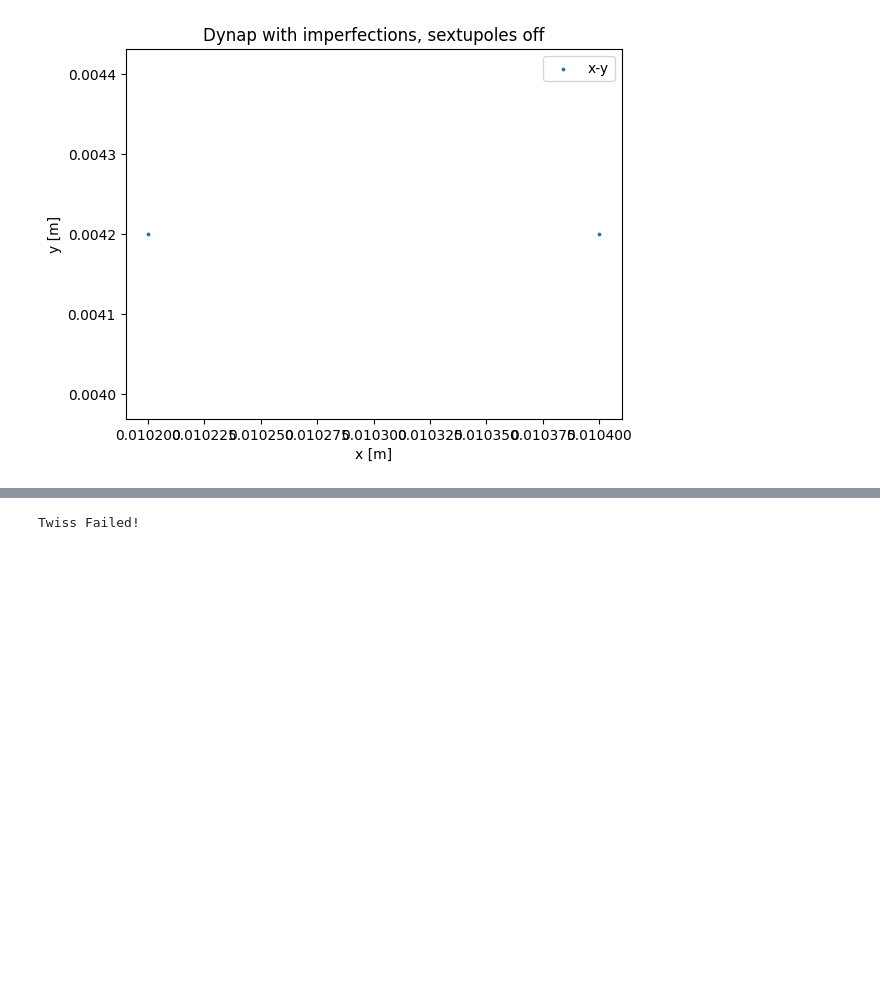
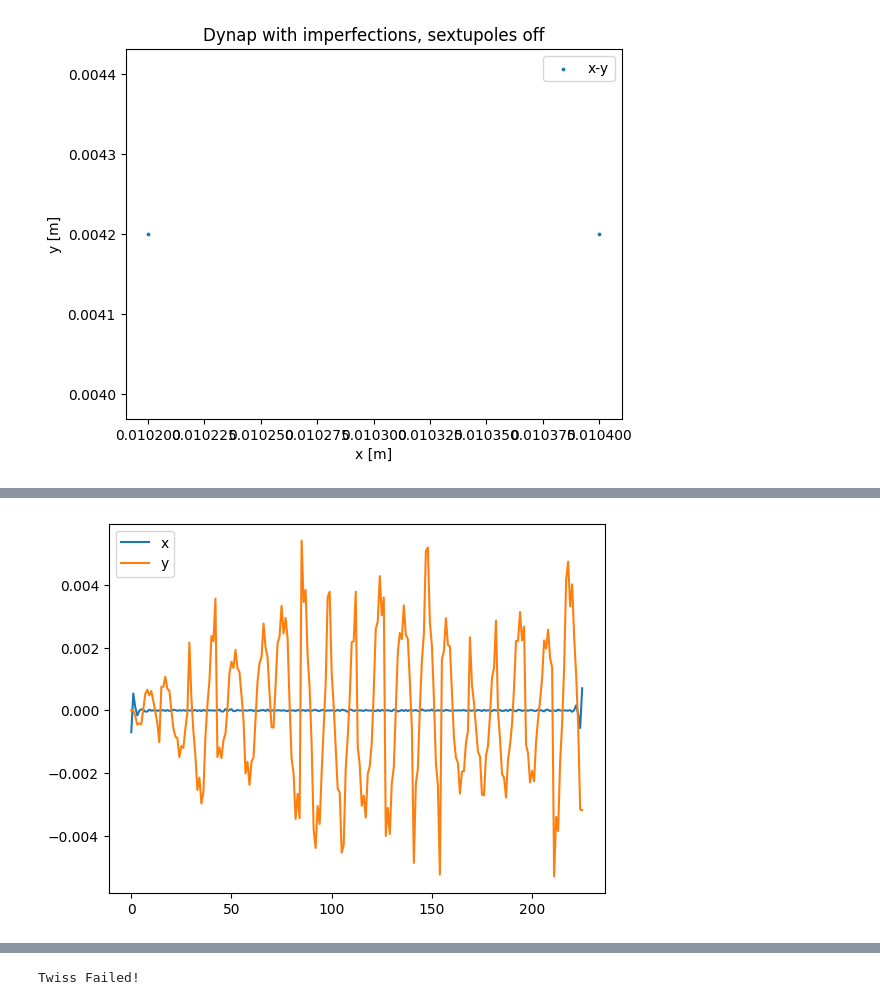
Before and after one commit to Rasimilian/SKIF-Lattice-Analysis, a Jupyter notebook: optics_closing.ipynb, the cells around one changed output, grey strips where cells are left out. Saved outputs shown, nothing was run; the diff lists cells and outputs as text; code cells hidden in the pictures; blank space fills up the shorter version.

Commit message:
Added notebook with orbit/optics correction with MAD-X funcs and LOCO

```diff
--- a/optics_closing.ipynb
+++ b/optics_closing.ipynb
@@ -51,8 +55,14 @@ hcorrs = {i: {"type": "hkicker"} for i in structure["elements"] if structure["el
 vcorrs = {i: {"type": "vkicker"} for i in structure["elements"] if structure["elements"][i]["type"] in ["vkicker"]}
 corrs = {"hkicker": hcorrs, "vkicker": vcorrs}
 quads = [i for i in structure["elements"] if structure["elements"][i]["type"] in ["quadrupole"]]
+bpms = [i for i in structure["elements"] if structure["elements"][i]["type"] in ["monitor"]]
+
+elems_for_matching = {quad: "k1" for quad in quads}
+elems_for_matching.update({corr: "kick" for corr in hcorrs})
+elems_for_matching.update({corr: "kick" for corr in vcorrs})
 
 structure["kick"] = corrs
+structure["kick_total"] = corrs
 print(len(elems_with_errs))
 # %% [output]
 1939
@@ -63,5 +74,5 @@ align_errs = create_err_table(["dx", "dy", "ds", "dpsi", "dphi", "dtheta"], elem
 # %%
-interim_optics_nosext = get_optics(structure_nosext, align_errs)
+interim_optics_nosext = get_optics(structure_nosext, aligns=align_errs, verbose=True)
 plot_optics(interim_optics_nosext, params_to_show="beta", title="Betas with imperfections")
 plt.show()
 
@@ -80,0 +94,10 @@ plt.show()
+# %%
+orm, tunes = run_madx(structure_nosext, {}, kick_value=0.00001)
+total_hkicker = len(hcorrs)
+total_vkicker = len(vcorrs)
+total_bpms = len(structure["bpm_total"])
+hkicker_matrix = pd.DataFrame(orm[:, :total_hkicker], columns=list(corrs["hkicker"]))
+vkicker_matrix = pd.DataFrame(orm[:, total_hkicker:(total_hkicker+total_vkicker)], columns=list(corrs["vkicker"]))
+dispersion = pd.DataFrame(orm[:, -1], columns=["dispersion"])
+orm = pd.concat([hkicker_matrix, vkicker_matrix, dispersion], axis=1, keys=("hkicker", "vkicker", "dispersion"))
+orm.set_axis(2 * structure["bpm_total"], axis=0, copy=False)
@@ -80,0 +120,14 @@ plt.show()
+# %%
+corrs_ = {"hkicker": list(corrs["hkicker"]), "vkicker": list(corrs["vkicker"])}
+OrbitCorrectionSVD.SVD_CUTOFF = 1e-3
+orbit_correction = OrbitCorrectionSVD(None)
+orbit_correction.set_orm(orm)
+orbit_correction.set_correctors(corrs_)
+
+kicks, orb = orbit_correction.find_kicks(interim_optics_nosext["x"], interim_optics_nosext["y"], "x")
+plt.plot(orb[:total_bpms], label='x')
+plt.plot(orb[total_bpms:], label='y')
+plt.legend()
+plt.show()
+# %% [output]
+[figure, added]
```
Also changed, not shown: parts of 21 cells of this notebook.
